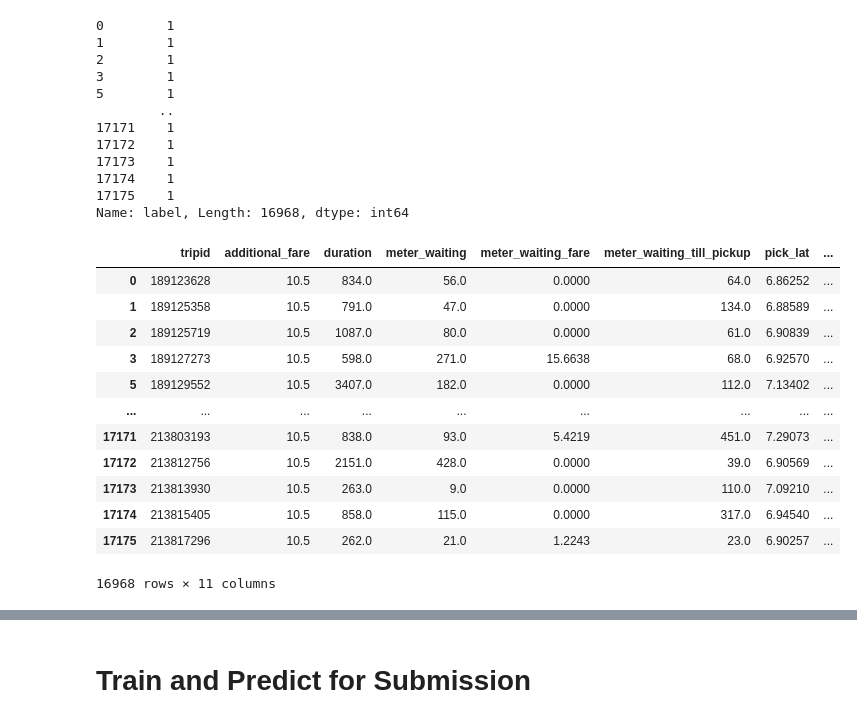
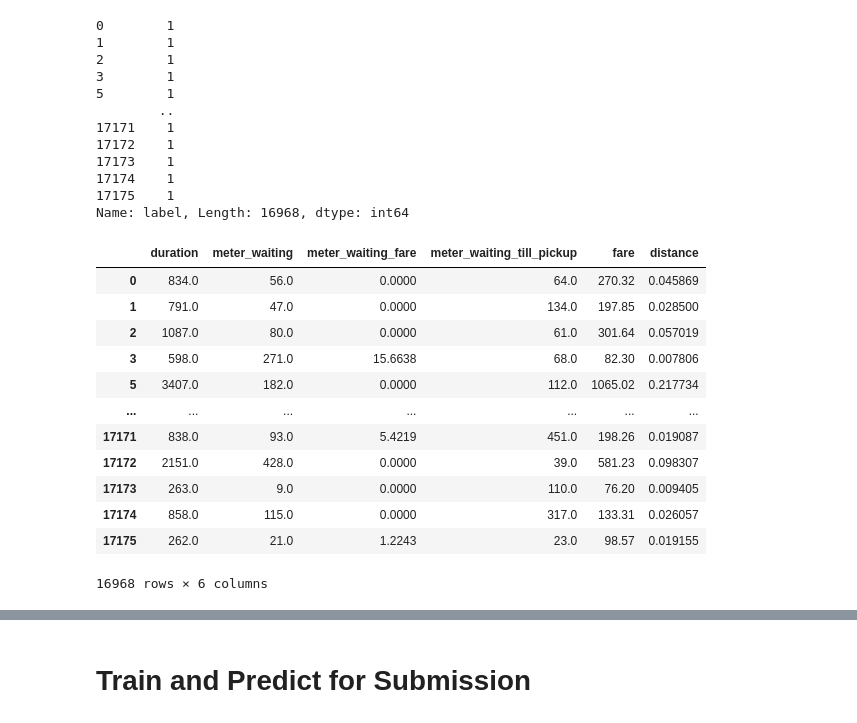
Before and after one commit to sidathasiri/Fare_Classification_MSc2020, a Jupyter notebook: Fare_Classification_MSc2020.ipynb, the cells around one changed output, grey strips where cells are left out. Saved outputs shown, nothing was run; the diff lists cells and outputs as text; code cells hidden in the pictures.

```diff
--- a/Fare_Classification_MSc2020.ipynb
+++ b/Fare_Classification_MSc2020.ipynb
@@ -117,3 +117,15 @@ array([[<matplotlib.axes._subplots.AxesSubplot object at 0x...>,
         <matplotlib.axes._subplots.AxesSubplot object at 0x...>]],
       dtype=object)
 [figure]
+# %%
+import math
+def calculateDistance(x1, y1, x2, y2):
+    x = abs(x2 - x1)
+    y = abs(y2 - y1)
+    return math.sqrt(x*x + y*y)
+# %%
+distanceArr = []
+for index, row in train_data.iterrows():
+    distance = calculateDistance(row['pick_lat'], row['pick_lon'], row['drop_lat'], row['drop_lon'])
+    distanceArr.append(distance)
+train_data["distance"] = distanceArr
@@ -158,22 +177,22 @@ Name: label, Length: 16968, dtype: int64
 # %%
 # columns = list(train_data.columns)
 # columns.remove("label")
-columns = ['tripid', 'additional_fare', 'duration', 'meter_waiting',
-       'meter_waiting_fare', 'meter_waiting_till_pickup', 'pick_lat', 'pick_lon', 'drop_lat', 'drop_lon', 'fare']
+columns = ['duration', 'meter_waiting',
+       'meter_waiting_fare', 'meter_waiting_till_pickup', 'fare', 'distance']
 X = train_data[columns]
 X
 # %% [output]
-|  | tripid | additional_fare | duration | meter_waiting | meter_waiting_fare | meter_waiting_till_pickup | pick_lat | ... |
-| 0 | 189123628 | 10.5 | 834.0 | 56.0 | 0.0000 | 64.0 | 6.86252 | ... |
-| 1 | 189125358 | 10.5 | 791.0 | 47.0 | 0.0000 | 134.0 | 6.88589 | ... |
-| 2 | 189125719 | 10.5 | 1087.0 | 80.0 | 0.0000 | 61.0 | 6.90839 | ... |
-| 3 | 189127273 | 10.5 | 598.0 | 271.0 | 15.6638 | 68.0 | 6.92570 | ... |
-| 5 | 189129552 | 10.5 | 3407.0 | 182.0 | 0.0000 | 112.0 | 7.13402 | ... |
-| ... | ... | ... | ... | ... | ... | ... | ... | ... |
-| 17171 | 213803193 | 10.5 | 838.0 | 93.0 | 5.4219 | 451.0 | 7.29073 | ... |
-| 17172 | 213812756 | 10.5 | 2151.0 | 428.0 | 0.0000 | 39.0 | 6.90569 | ... |
-| 17173 | 213813930 | 10.5 | 263.0 | 9.0 | 0.0000 | 110.0 | 7.09210 | ... |
-| 17174 | 213815405 | 10.5 | 858.0 | 115.0 | 0.0000 | 317.0 | 6.94540 | ... |
-| 17175 | 213817296 | 10.5 | 262.0 | 21.0 | 1.2243 | 23.0 | 6.90257 | ... |
+|  | duration | meter_waiting | meter_waiting_fare | meter_waiting_till_pickup | fare | distance |
+| 0 | 834.0 | 56.0 | 0.0000 | 64.0 | 270.32 | 0.045869 |
+| 1 | 791.0 | 47.0 | 0.0000 | 134.0 | 197.85 | 0.028500 |
+| 2 | 1087.0 | 80.0 | 0.0000 | 61.0 | 301.64 | 0.057019 |
+| 3 | 598.0 | 271.0 | 15.6638 | 68.0 | 82.30 | 0.007806 |
+| 5 | 3407.0 | 182.0 | 0.0000 | 112.0 | 1065.02 | 0.217734 |
+| ... | ... | ... | ... | ... | ... | ... |
+| 17171 | 838.0 | 93.0 | 5.4219 | 451.0 | 198.26 | 0.019087 |
+| 17172 | 2151.0 | 428.0 | 0.0000 | 39.0 | 581.23 | 0.098307 |
+| 17173 | 263.0 | 9.0 | 0.0000 | 110.0 | 76.20 | 0.009405 |
+| 17174 | 858.0 | 115.0 | 0.0000 | 317.0 | 133.31 | 0.026057 |
+| 17175 | 262.0 | 21.0 | 1.2243 | 23.0 | 98.57 | 0.019155 |
-16968 rows × 11 columns
+16968 rows × 6 columns
 # %%
```
Also changed, not shown: parts of 13 cells of this notebook, 1 other file.
